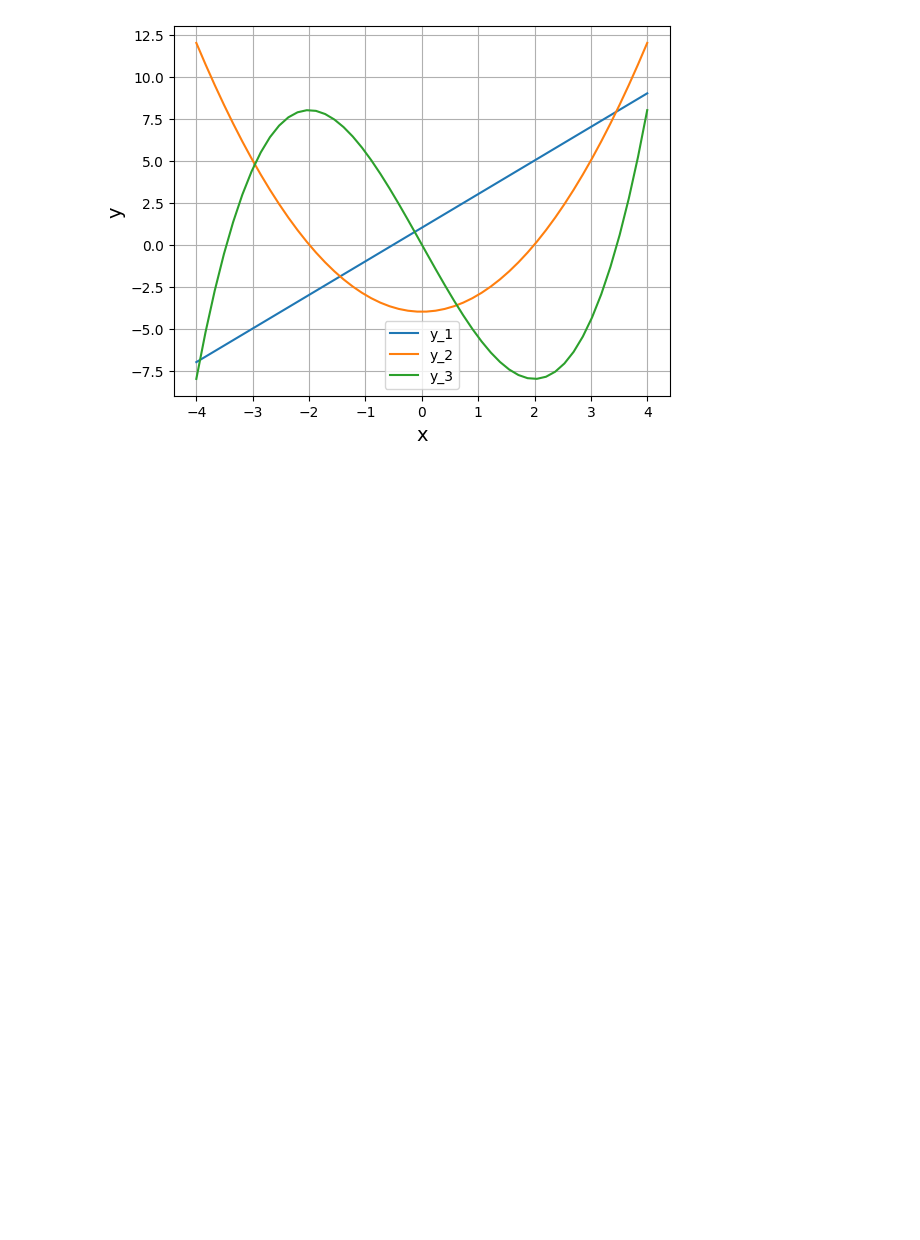
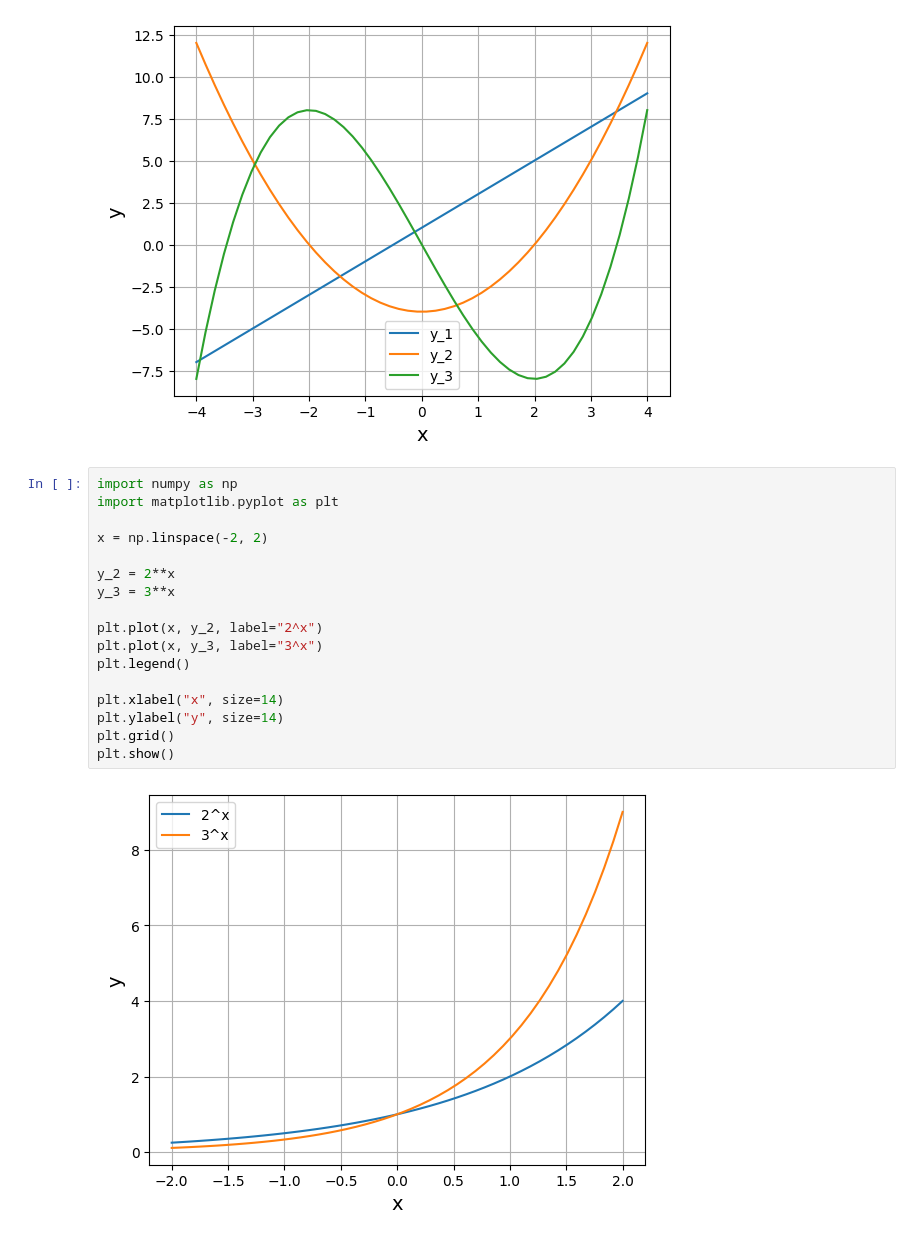
Before and after one commit to yuji-sniper/python-ai, a Jupyter notebook: src/numpy-lesson.ipynb, the cells around one changed output. Cells and saved outputs as stored; diff of their text form; blank space fills up the shorter version.

```diff
--- a/src/numpy-lesson.ipynb
+++ b/src/numpy-lesson.ipynb
@@ -68,3 +68,22 @@ plt.grid()
 plt.show()
 # %% [output]
 [figure]
+# %%
+import numpy as np
+import matplotlib.pyplot as plt
+
+x = np.linspace(-2, 2)
+
+y_2 = 2**x
+y_3 = 3**x
+
+plt.plot(x, y_2, label="2^x")
+plt.plot(x, y_3, label="3^x")
+plt.legend()
+
+plt.xlabel("x", size=14)
+plt.ylabel("y", size=14)
+plt.grid()
+plt.show()
+# %% [output]
+[figure, added]
```
